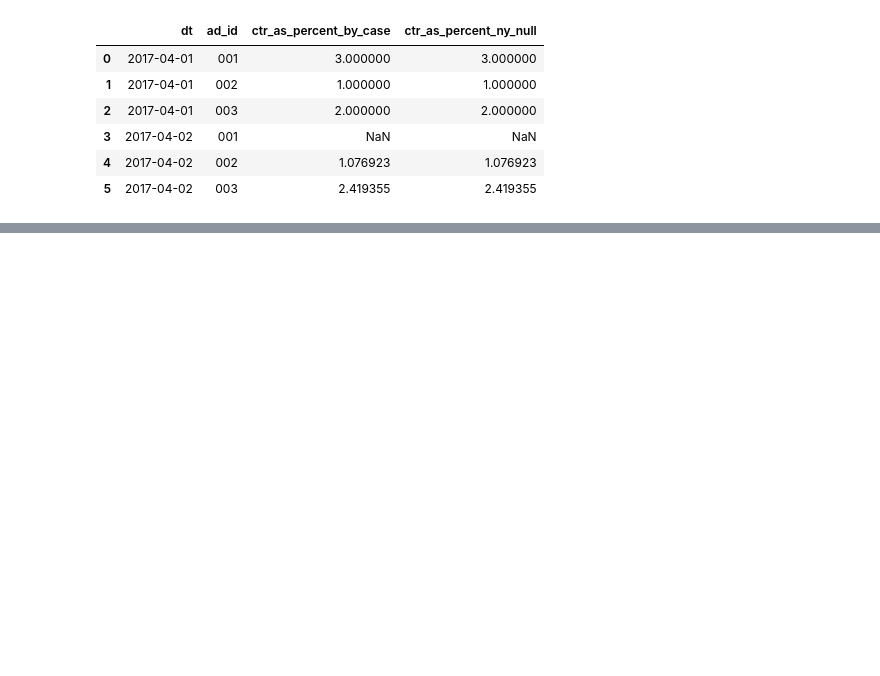
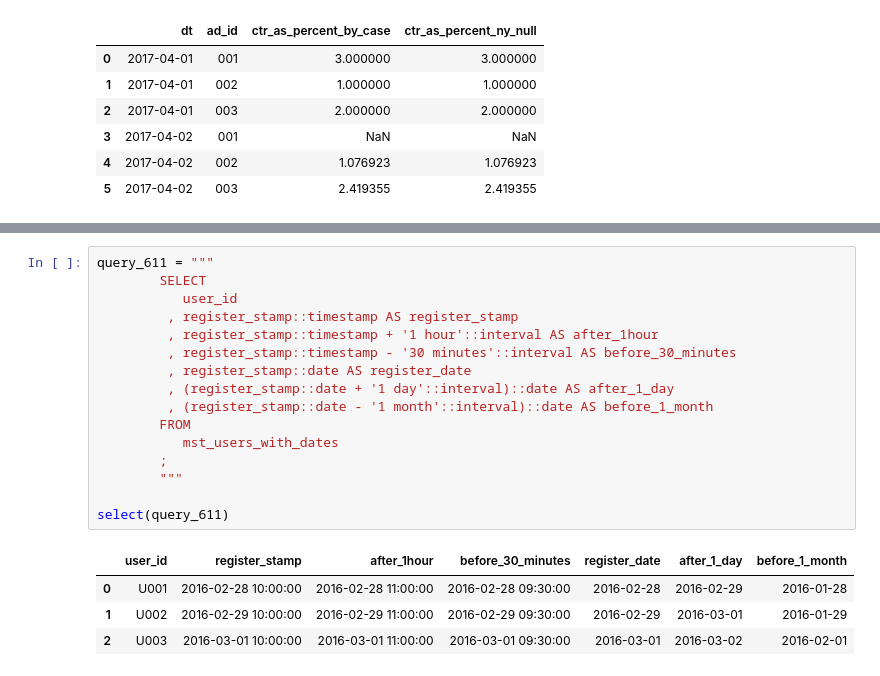
Before and after one commit to mittwoch09/Today-I-Learned, a Jupyter notebook: DataAnalysis/sql_for_data_processing.ipynb, the cells around one changed output, grey strips where cells are left out. Cells and saved outputs as stored; diff of their text form; blank space fills up the shorter version.

```diff
--- a/DataAnalysis/sql_for_data_processing.ipynb
+++ b/DataAnalysis/sql_for_data_processing.ipynb
@@ -409,0 +479,21 @@ select(query_68)
+# %%
+query_611 = """
+        SELECT
+           user_id
+         , register_stamp::timestamp AS register_stamp
+         , register_stamp::timestamp + '1 hour'::interval AS after_1hour
+         , register_stamp::timestamp - '30 minutes'::interval AS before_30_minutes
+         , register_stamp::date AS register_date
+         , (register_stamp::date + '1 day'::interval)::date AS after_1_day
+         , (register_stamp::date - '1 month'::interval)::date AS before_1_month
+        FROM
+           mst_users_with_dates
+        ;
+        """
+
+select(query_611)
+# %% [output]
+|  | user_id | register_stamp | after_1hour | before_30_minutes | register_date | after_1_day | before_1_month |
+| 0 | U001 | 2016-02-28 10:00:00 | 2016-02-28 11:00:00 | 2016-02-28 09:30:00 | 2016-02-28 | 2016-02-29 | 2016-01-28 |
+| 1 | U002 | 2016-02-29 10:00:00 | 2016-02-29 11:00:00 | 2016-02-29 09:30:00 | 2016-02-29 | 2016-03-01 | 2016-01-29 |
+| 2 | U003 | 2016-03-01 10:00:00 | 2016-03-01 11:00:00 | 2016-03-01 09:30:00 | 2016-03-01 | 2016-03-02 | 2016-02-01 |
```
Also changed, not shown: parts of 19 cells of this notebook.
